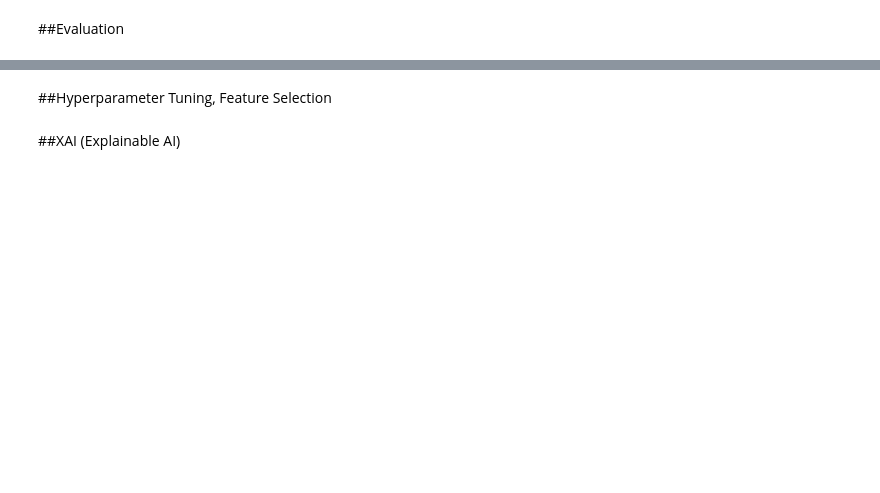
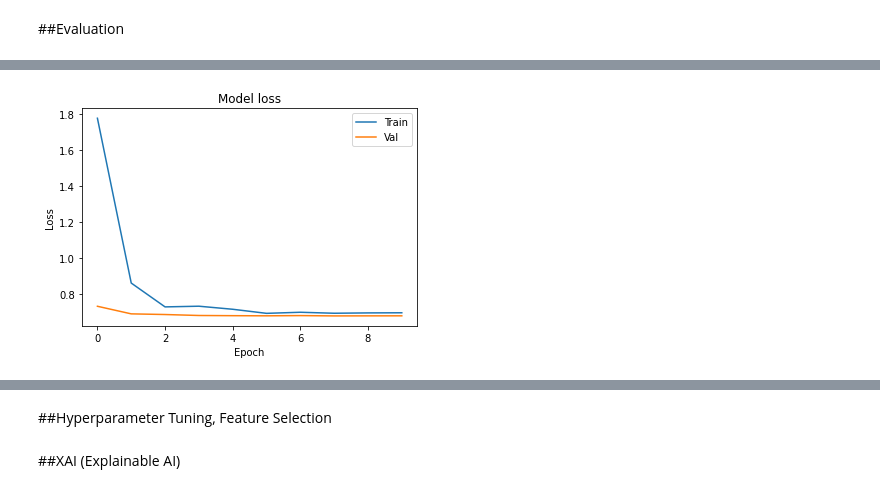
Before and after one commit to sabill/dphi-boothcamp-ml, a Jupyter notebook: Assignment_3_Advanced_Loan_or_No_Loan.ipynb, the cells around one changed output, grey strips where cells are left out. Cells and saved outputs as stored; diff of their text form; code cells hidden in the pictures; blank space fills up the shorter version.

```diff
--- a/Assignment_3_Advanced_Loan_or_No_Loan.ipynb
+++ b/Assignment_3_Advanced_Loan_or_No_Loan.ipynb
@@ -136,0 +347,14 @@ ax = sns.heatmap(loan_data1.corr(), annot=True, linewidths=.5)
+# %%
+# use smote to equalize the classes on training set splitted in
+
+print("Before OverSampling, counts of label '1': {}".format(sum(y==1)))
+print("Before OverSampling, counts of label '0': {} \n".format(sum(y==0)))
+
+sm = SMOTE(random_state=25)
+X_train, y_train = sm.fit_sample(X, y.ravel())
+
+print('After OverSampling, the shape of train_X: {}'.format(X_train.shape))
+print('After OverSampling, the shape of train_y: {} \n'.format(y_train.shape))
+
+print("After OverSampling, counts of label '1': {}".format(sum(y_train==1)))
+print("After OverSampling, counts of label '0': {}".format(sum(y_train==0)))
@@ -140,0 +373,15 @@ import s
+# %%
+classifier = Sequential()
+#First Hidden Layer
+classifier.add(Dense(32, activation='relu', kernel_initializer='random_normal', input_dim=24))
+classifier.add(Dropout(0.3))
+# Second  Hidden Layer
+classifier.add(Dense(16, activation='relu', kernel_initializer='random_normal'))
+classifier.add(Dropout(0.4))
+#Third  Hidden Layer
+# classifier.add(Dense(8, activation='relu', kernel_initializer='random_normal'))
+# classifier.add(Dropout(0.2))
+#Output Layer
+classifier.add(Dense(1, activation='sigmoid', kernel_initializer='random_normal'))
+
+classifier.summary()
@@ -140,0 +407,4 @@ import s
+# %%
+classifier.compile(optimizer ='adam',loss='binary_crossentropy', metrics =['accuracy'])
+# %%
+history = classifier.fit(X_train,y_train, batch_size=10, epochs=10, validation_data=(X_val, y_val))
@@ -142,0 +439,10 @@ import s
+# %%
+plt.plot(history.history['loss'])
+plt.plot(history.history['val_loss'])
+plt.title('Model loss')
+plt.ylabel('Loss')
+plt.xlabel('Epoch')
+plt.legend(['Train', 'Val'], loc='upper right')
+plt.show()
+# %% [output]
+[figure, added]
```
Also changed, not shown: parts of 54 cells of this notebook.
